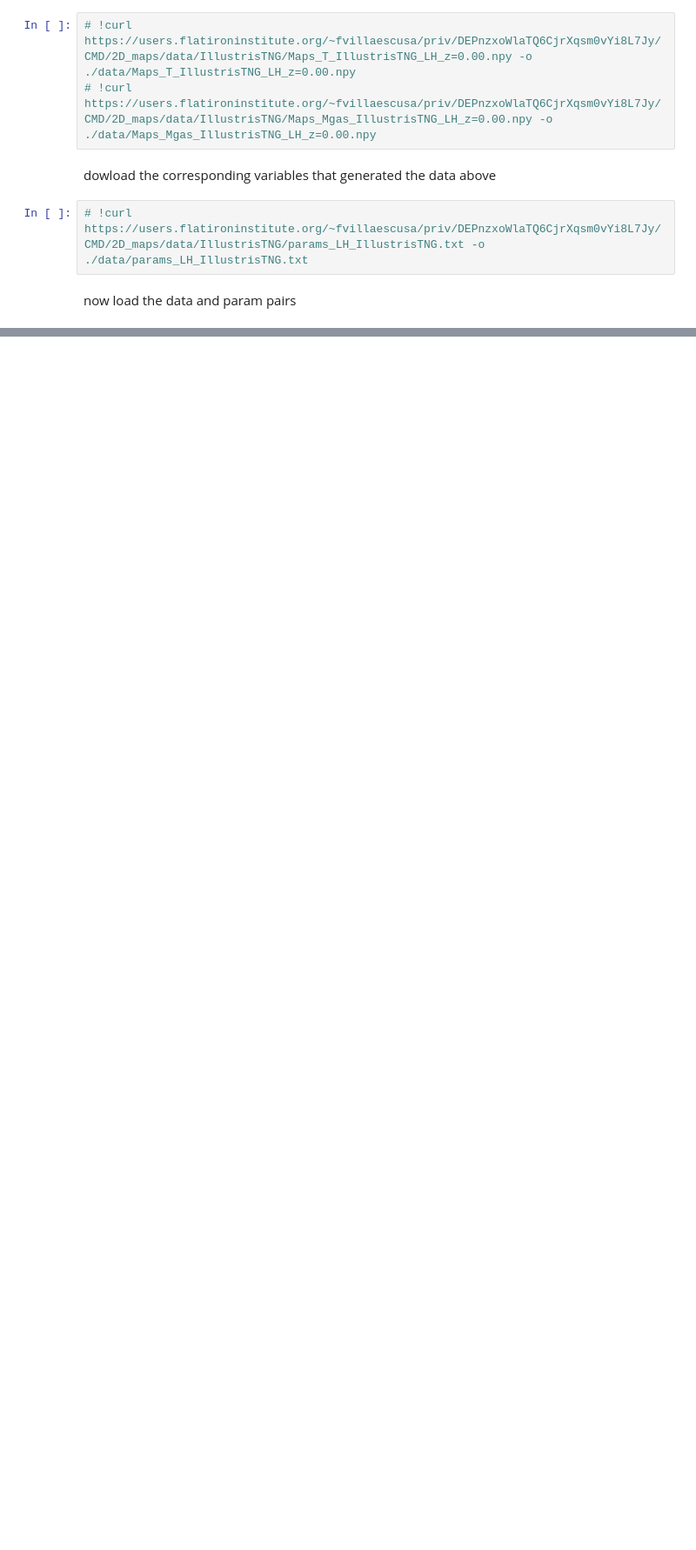
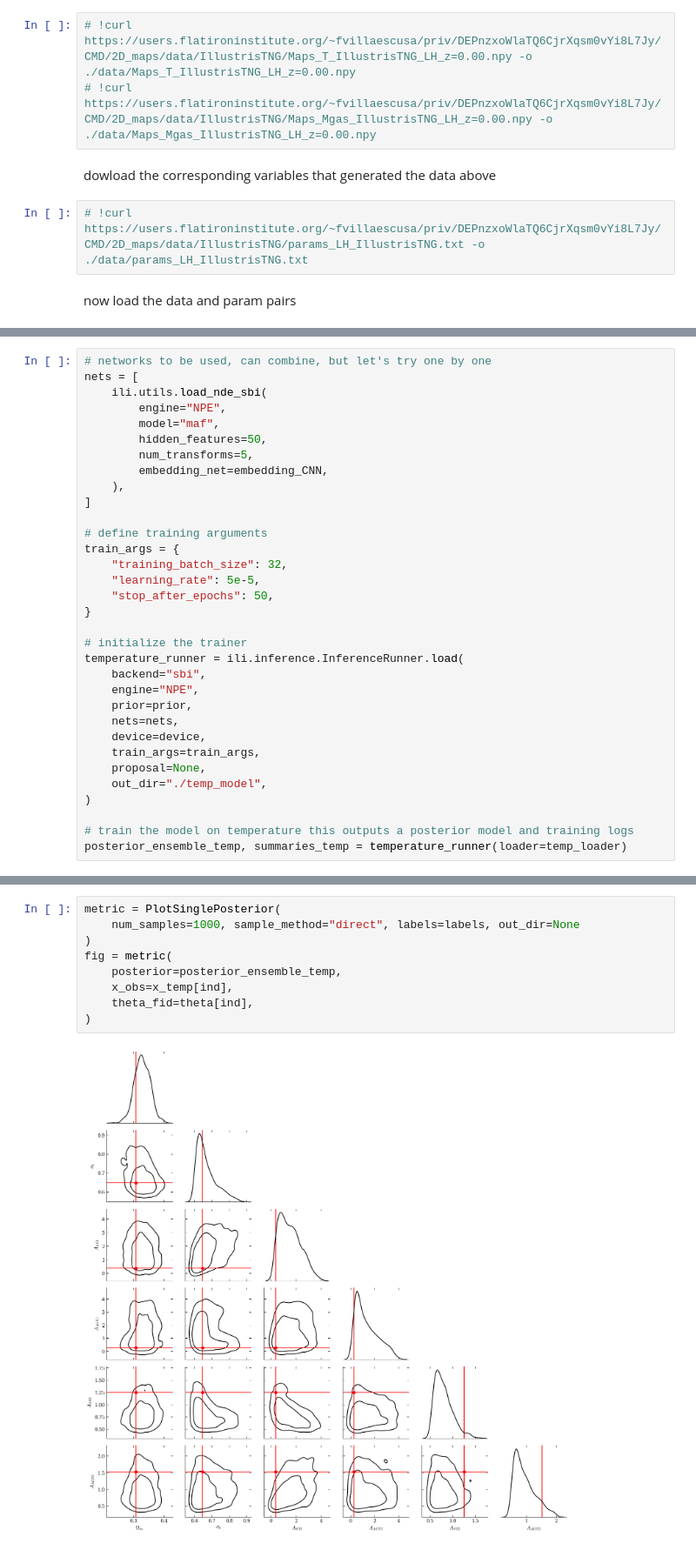
Before and after one commit to fred144/STCS6701, a Jupyter notebook: final/final.ipynb, the cells around one changed output, grey strips where cells are left out. Shown at 87% size. Saved outputs shown, nothing was run; the diff lists cells and outputs as text; blank space fills up the shorter version.

Commit message:
done with temperature maps

```diff
--- a/final/final.ipynb
+++ b/final/final.ipynb
@@ -91,0 +183,33 @@ plt.show()
+# %%
+# networks to be used, can combine, but let's try one by one
+nets = [
+    ili.utils.load_nde_sbi(
+        engine="NPE",
+        model="maf",
+        hidden_features=50,
+        num_transforms=5,
+        embedding_net=embedding_CNN,
+    ),
+]
+
+# define training arguments
+train_args = {
+    "training_batch_size": 32,
+    "learning_rate": 5e-5,
+    "stop_after_epochs": 50,
+}
+
+# initialize the trainer
+temperature_runner = ili.inference.InferenceRunner.load(
+    backend="sbi",
+    engine="NPE",
+    prior=prior,
+    nets=nets,
+    device=device,
+    train_args=train_args,
+    proposal=None,
+    out_dir="./temp_model",
+)
+
+# train the model on temperature this outputs a posterior model and training logs
+posterior_ensemble_temp, summaries_temp = temperature_runner(loader=temp_loader)
@@ -91,0 +301,11 @@ plt.show()
+# %%
+metric = PlotSinglePosterior(
+    num_samples=1000, sample_method="direct", labels=labels, out_dir=None
+)
+fig = metric(
+    posterior=posterior_ensemble_temp,
+    x_obs=x_temp[ind],
+    theta_fid=theta[ind],
+)
+# %% [output]
+[figure, added]
```
Also changed, not shown: parts of 19 cells of this notebook, 10 other files.
